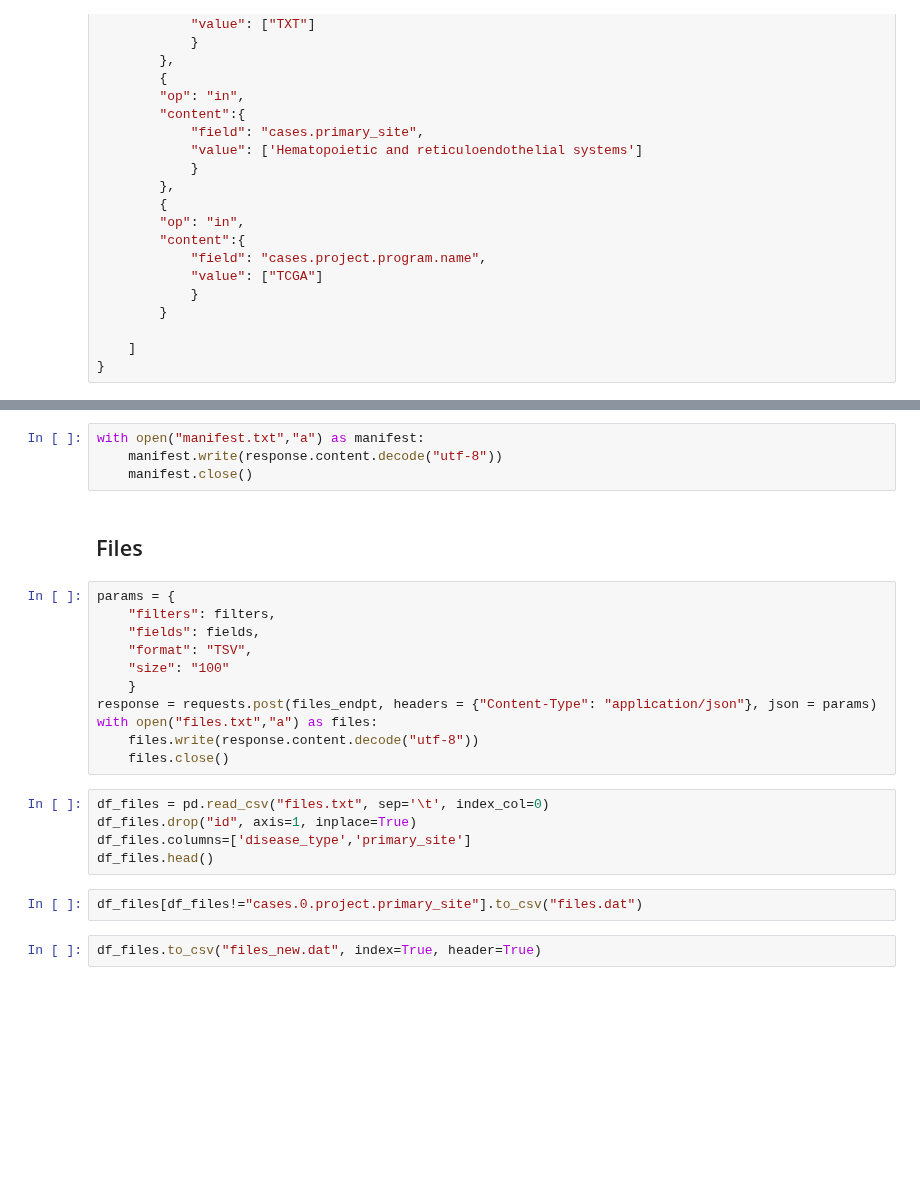
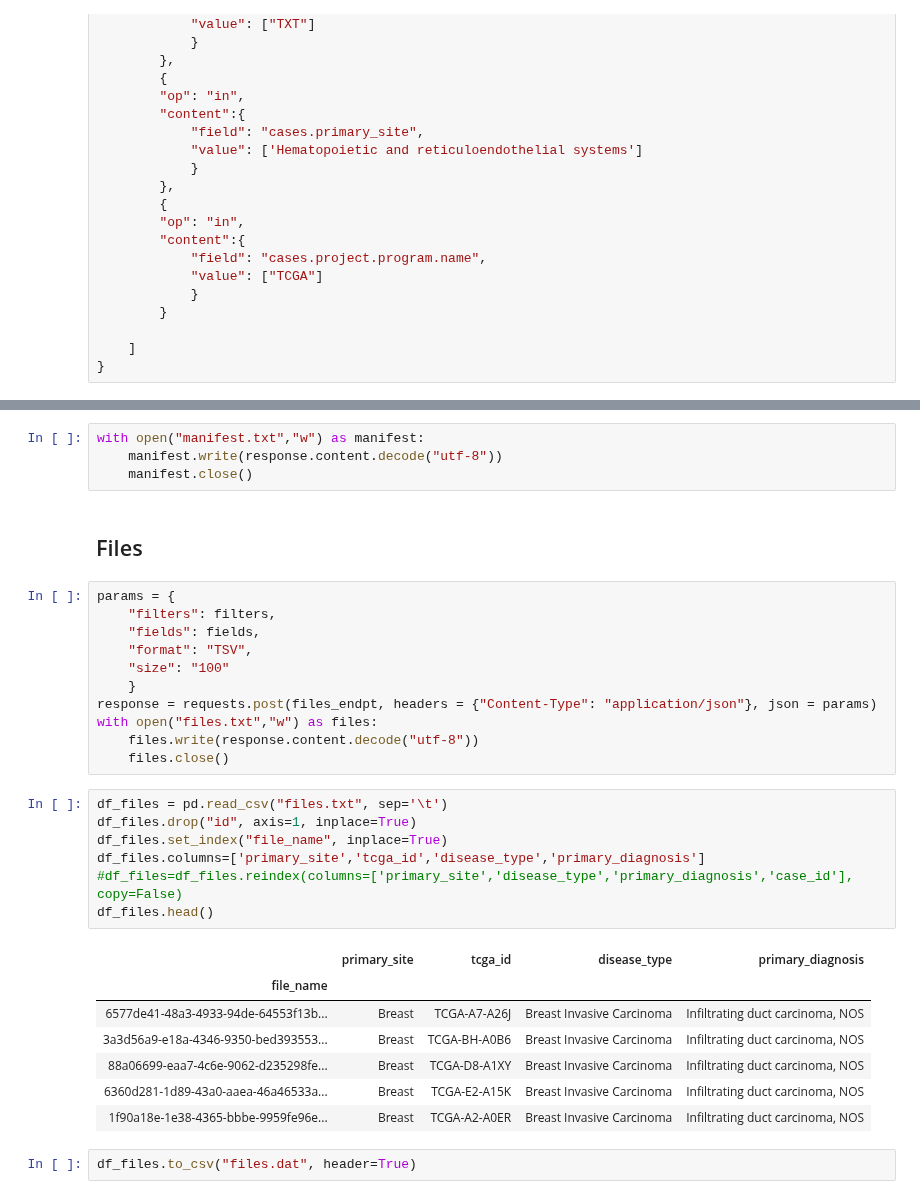
Before and after one commit to fvalle1/master_thesis, a Jupyter notebook: TCGA_GetManifest.ipynb, the cells around one changed output, grey strips where cells are left out. Cells and saved outputs as stored; diff of their text form; blank space fills up the shorter version.

```diff
--- a/TCGA_GetManifest.ipynb
+++ b/TCGA_GetManifest.ipynb
@@ -153,5 +173,5 @@ len(response.content.decode("utf-8"))
 # %%
-with open("manifest.txt","a") as manifest:
+with open("manifest.txt","w") as manifest:
     manifest.write(response.content.decode("utf-8"))
     manifest.close()
 # %% [markdown]
@@ -164,15 +184,23 @@ params = {
     "size": "100"
     }
 response = requests.post(files_endpt, headers = {"Content-Type": "application/json"}, json = params)
-with open("files.txt","a") as files:
+with open("files.txt","w") as files:
     files.write(response.content.decode("utf-8"))
     files.close()
 # %%
-df_files = pd.read_csv("files.txt", sep='\t', index_col=0)
+df_files = pd.read_csv("files.txt", sep='\t')
 df_files.drop("id", axis=1, inplace=True)
-df_files.columns=['disease_type','primary_site']
+df_files.set_index("file_name", inplace=True)
+df_files.columns=['primary_site','tcga_id','disease_type','primary_diagnosis']
+#df_files=df_files.reindex(columns=['primary_site','disease_type','primary_diagnosis','case_id'], copy=False)
 df_files.head()
+# %% [output]
+|  | primary_site | tcga_id | disease_type | primary_diagnosis |
+| file_name |  |  |  |  |
+| 6577de41-48a3-4933-94de-64553f13b... | Breast | TCGA-A7-A26J | Breast Invasive Carcinoma | Infiltrating duct carcinoma, NOS |
+| 3a3d56a9-e18a-4346-9350-bed393553... | Breast | TCGA-BH-A0B6 | Breast Invasive Carcinoma | Infiltrating duct carcinoma, NOS |
+| 88a06699-eaa7-4c6e-9062-d235298fe... | Breast | TCGA-D8-A1XY | Breast Invasive Carcinoma | Infiltrating duct carcinoma, NOS |
+| 6360d281-1d89-43a0-aaea-46a46533a... | Breast | TCGA-E2-A15K | Breast Invasive Carcinoma | Infiltrating duct carcinoma, NOS |
+| 1f90a18e-1e38-4365-bbbe-9959fe96e... | Breast | TCGA-A2-A0ER | Breast Invasive Carcinoma | Infiltrating duct carcinoma, NOS |
 # %%
-df_files[df_files!="cases.0.project.primary_site"].to_csv("files.dat")
+df_files.to_csv("files.dat", header=True)
-# %%
-df_files.to_csv("files_new.dat", index=True, header=True)
```
Also changed, not shown: parts of 7 cells of this notebook, 10 other files.
